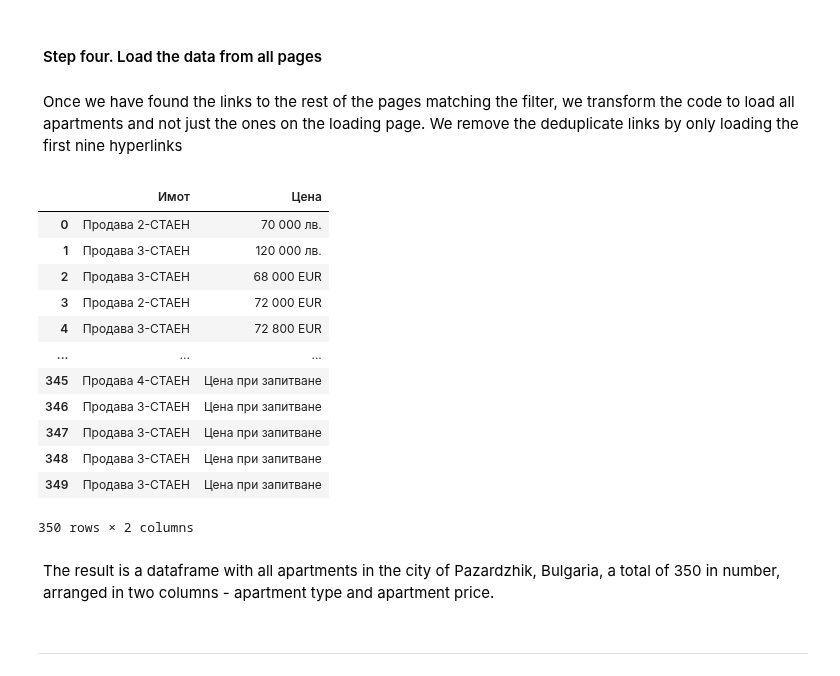
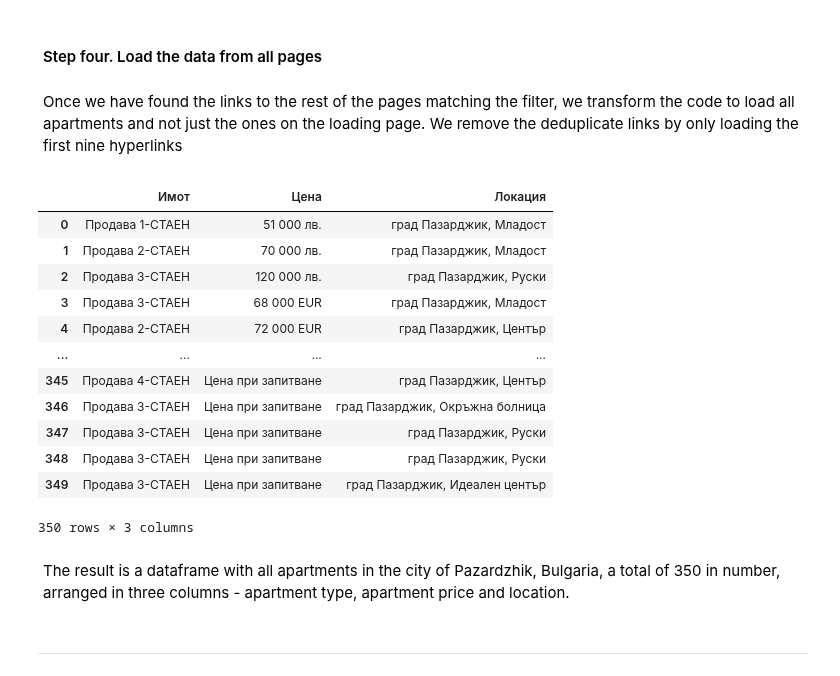
Before and after one commit to StefanRaychev/Web-scraping-and-data-analysis-of-estate-market, a Jupyter notebook: Scraping.ipynb, the cells around one changed output. Saved outputs shown, nothing was run; the diff lists cells and outputs as text; code cells hidden in the pictures.

```diff
--- a/Scraping.ipynb
+++ b/Scraping.ipynb
@@ -86,7 +86,7 @@ location_elements_loading_page = soup_loading_page.find_all('a', class_='lnk2')
 for p, t, l in zip(p_elements_loading_page, type_elements_loading_page, location_elements_loading_page):
     estate_collection_first.setdefault('Имот', []).append(t.text.strip())
     estate_collection_first.setdefault('Цена', []).append(p.text.strip())
-    estate_collection_first.setdefault('Lo', []).append(p.text.strip())
+    estate_collection_first.setdefault('Локация', []).append(l.text.strip())
 
 # Create the DataFrame from the accumulated data
 df_estate_collection_first = pd.DataFrame(estate_collection_first)
@@ -201,52 +213,55 @@ loading_page_imoti = requests.get(URL_imotibg_first_page)
 
 soup_loading_page = BeautifulSoup(loading_page_imoti.content, 'html.parser')
 
 next_page_elements = soup_loading_page.find_all('a', class_='pageNumbers')
 
 p_elements_loading_page = soup_loading_page.find_all('div', class_='price')
 type_elements_loading_page = soup_loading_page.find_all('a', class_='lnk1')
+location_elements_loading_page = soup_loading_page.find_all('a', class_='lnk2')
 
-for index, (p, t) in enumerate(zip(p_elements_loading_page, type_elements_loading_page)):
+for index, (p, t, l) in enumerate(zip(p_elements_loading_page, type_elements_loading_page, location_elements_loading_page)):
     estate_collection_all.setdefault('Имот', []).append(t.text.strip())
     estate_collection_all.setdefault('Цена', []).append(p.text.strip())
+    estate_collection_all.setdefault('Локация', []).append(l.text.strip())
 
 for next_page_element in next_page_elements[:8]:  # Take only the first 8 elements
 
     next_page_url = next_page_element['href']  # Join the base URL with the relative URL
 
     # Make a request to the next page URL
     response = requests.get(url='http:' + next_page_url)
 
     # Parse the HTML content of the next page
     soup_next_page = BeautifulSoup(response.content.decode('windows-1251'), 'html.parser')
 
     # Extract all paragraph elements from the next page
-    p_elements_next_page = soup_next_page.find_all('div', class_='price')
+    price_elements_next_page = soup_next_page.find_all('div', class_='price')
     type_elements_next_page = soup_next_page.find_all('a', class_='lnk1')
+    location_elements_next_page = soup_next_page.find_all('a', class_='lnk2')
 
-    for index, (p, t) in enumerate(zip(p_elements_next_page, type_elements_next_page)):
-
+    for index, (p, t, l) in enumerate(zip(price_elements_next_page, type_elements_next_page, location_elements_next_page)):
         estate_collection_all.setdefault('Имот', []).append(t.text.strip())
         estate_collection_all.setdefault('Цена', []).append(p.text.strip())
+        estate_collection_all.setdefault('Локация', []).append(l.text.strip())
 
 df_estate_collection_all = pd.DataFrame(estate_collection_all)
 df_estate_collection_all
 # %% [output]
-|  | Имот | Цена |
-| 0 | Продава 2-СТАЕН | 70 000 лв. |
-| 1 | Продава 3-СТАЕН | 120 000 лв. |
-| 2 | Продава 3-СТАЕН | 68 000 EUR |
-| 3 | Продава 2-СТАЕН | 72 000 EUR |
-| 4 | Продава 3-СТАЕН | 72 800 EUR |
-| ... | ... | ... |
-| 345 | Продава 4-СТАЕН | Цена при запитване |
-| 346 | Продава 3-СТАЕН | Цена при запитване |
-| 347 | Продава 3-СТАЕН | Цена при запитване |
-| 348 | Продава 3-СТАЕН | Цена при запитване |
-| 349 | Продава 3-СТАЕН | Цена при запитване |
+|  | Имот | Цена | Локация |
+| 0 | Продава 1-СТАЕН | 51 000 лв. | град Пазарджик, Младост |
+| 1 | Продава 2-СТАЕН | 70 000 лв. | град Пазарджик, Младост |
+| 2 | Продава 3-СТАЕН | 120 000 лв. | град Пазарджик, Руски |
+| 3 | Продава 3-СТАЕН | 68 000 EUR | град Пазарджик, Младост |
+| 4 | Продава 2-СТАЕН | 72 000 EUR | град Пазарджик, Център |
+| ... | ... | ... | ... |
+| 345 | Продава 4-СТАЕН | Цена при запитване | град Пазарджик, Център |
+| 346 | Продава 3-СТАЕН | Цена при запитване | град Пазарджик, Окръжна болница |
+| 347 | Продава 3-СТАЕН | Цена при запитване | град Пазарджик, Руски |
+| 348 | Продава 3-СТАЕН | Цена при запитване | град Пазарджик, Руски |
+| 349 | Продава 3-СТАЕН | Цена при запитване | град Пазарджик, Идеален център |
-350 rows × 2 columns
+350 rows × 3 columns
 # %% [markdown]
-<p style="color:black; background-color:white; padding:5px;">The result is a dataframe with all apartments in the city of Pazardzhik, Bulgaria, a total of 350 in number, arranged in two columns - apartment type and apartment price.</p>
+<p style="color:black; background-color:white; padding:5px;">The result is a dataframe with all apartments in the city of Pazardzhik, Bulgaria, a total of 350 in number, arranged in three columns - apartment type, apartment price and location.</p>
 # %% [markdown]
 ---
 # %% [markdown]
```
Also changed, not shown: parts of 6 cells of this notebook.
